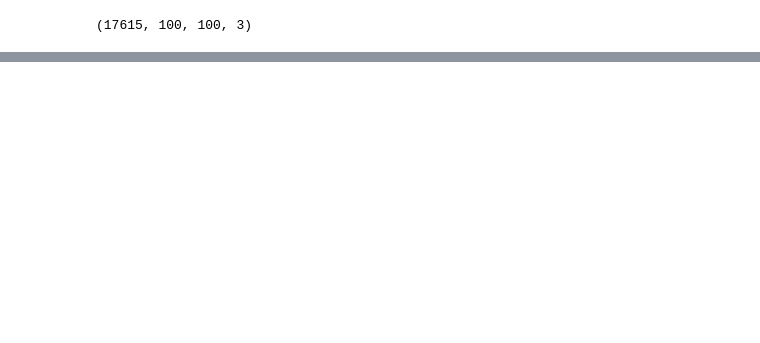
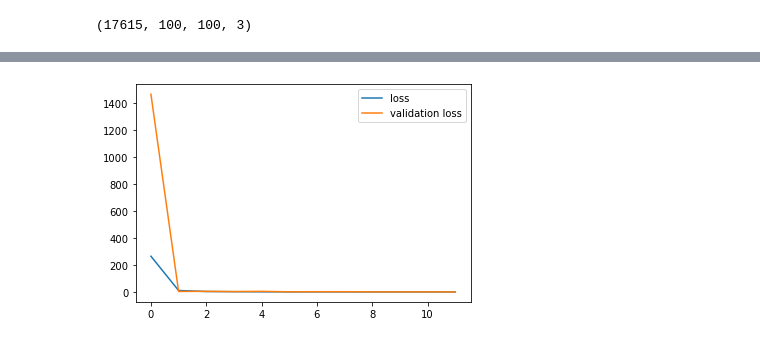
Before and after one commit to Azariagmt/pulmonary-disorder-detection-using-x-ray-images, a Jupyter notebook: notebooks/InceptionResNetV2.ipynb, the cells around one changed output, grey strips where cells are left out. Drawn from its saved outputs; the diff is of its cells as text; code cells hidden in the pictures; blank space fills up the shorter version.

```diff
--- a/notebooks/InceptionResNetV2.ipynb
+++ b/notebooks/InceptionResNetV2.ipynb
@@ -101,0 +115,4 @@ Epoch 4/8
+# %%
+loss_graph(history)
+# %% [output]
+[figure, added]
```
Also changed, not shown: parts of 18 cells of this notebook.
